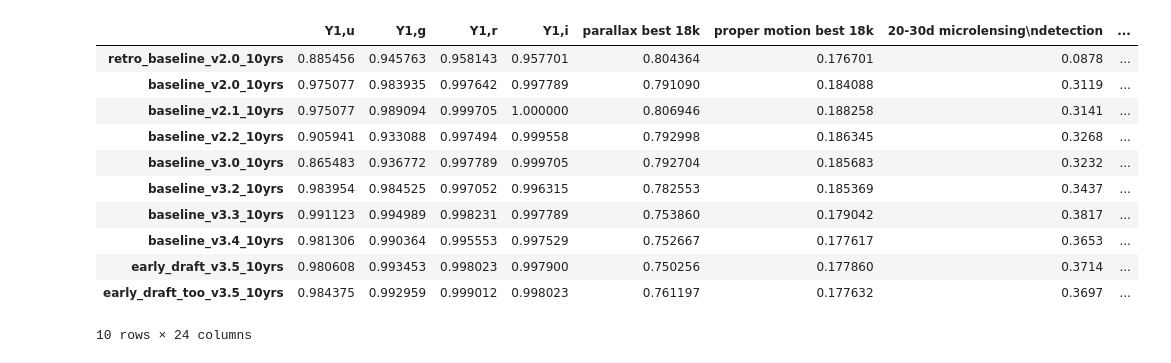
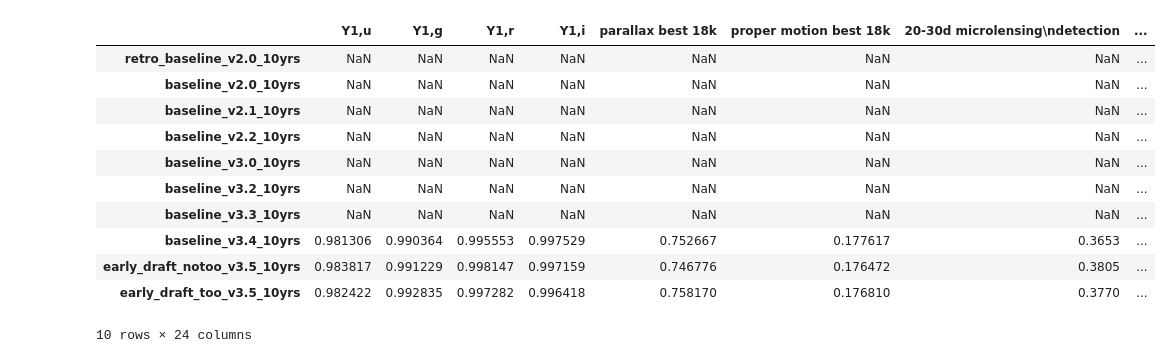
Before and after one commit to lsst-sims/sims_featureScheduler_runs3.5, a Jupyter notebook: maf/quick_look.ipynb, the cells around one changed output. Drawn from its saved outputs; the diff is of its cells as text; code cells hidden in the pictures.

```diff
--- a/maf/quick_look.ipynb
+++ b/maf/quick_look.ipynb
@@ -240,25 +232,25 @@ data
 # %%
 times = ['retro_baseline_v2.0_10yrs', 'baseline_v2.0_10yrs', 'baseline_v2.1_10yrs', 'baseline_v2.2_10yrs',
         'baseline_v3.0_10yrs',  'baseline_v3.2_10yrs', 'baseline_v3.3_10yrs', 'baseline_v3.4_10yrs',
-         'early_draft_v3.5_10yrs', 'early_draft_too_v3.5_10yrs']
+         'early_draft_notoo_v3.5_10yrs', 'early_draft_too_v3.5_10yrs']
 
 sub_data = data.reindex(labels=times)
 sub_ddf = ddf_data.reindex(labels=times)
 sub_mag = mag_data.reindex(labels=times)
 sub_gaps = gaps_data.reindex(labels=times)
 sub_data
 # %% [output]
 |  | Y1,u | Y1,g | Y1,r | Y1,i | parallax best 18k | proper motion best 18k | 20-30d microlensing\ndetection | ... |
-| retro_baseline_v2.0_10yrs | 0.885456 | 0.945763 | 0.958143 | 0.957701 | 0.804364 | 0.176701 | 0.0878 | ... |
-| baseline_v2.0_10yrs | 0.975077 | 0.983935 | 0.997642 | 0.997789 | 0.791090 | 0.184088 | 0.3119 | ... |
-| baseline_v2.1_10yrs | 0.975077 | 0.989094 | 0.999705 | 1.000000 | 0.806946 | 0.188258 | 0.3141 | ... |
-| baseline_v2.2_10yrs | 0.905941 | 0.933088 | 0.997494 | 0.999558 | 0.792998 | 0.186345 | 0.3268 | ... |
-| baseline_v3.0_10yrs | 0.865483 | 0.936772 | 0.997789 | 0.999705 | 0.792704 | 0.185683 | 0.3232 | ... |
-| baseline_v3.2_10yrs | 0.983954 | 0.984525 | 0.997052 | 0.996315 | 0.782553 | 0.185369 | 0.3437 | ... |
-| baseline_v3.3_10yrs | 0.991123 | 0.994989 | 0.998231 | 0.997789 | 0.753860 | 0.179042 | 0.3817 | ... |
+| retro_baseline_v2.0_10yrs | NaN | NaN | NaN | NaN | NaN | NaN | NaN | ... |
+| baseline_v2.0_10yrs | NaN | NaN | NaN | NaN | NaN | NaN | NaN | ... |
+| baseline_v2.1_10yrs | NaN | NaN | NaN | NaN | NaN | NaN | NaN | ... |
+| baseline_v2.2_10yrs | NaN | NaN | NaN | NaN | NaN | NaN | NaN | ... |
+| baseline_v3.0_10yrs | NaN | NaN | NaN | NaN | NaN | NaN | NaN | ... |
+| baseline_v3.2_10yrs | NaN | NaN | NaN | NaN | NaN | NaN | NaN | ... |
+| baseline_v3.3_10yrs | NaN | NaN | NaN | NaN | NaN | NaN | NaN | ... |
 | baseline_v3.4_10yrs | 0.981306 | 0.990364 | 0.995553 | 0.997529 | 0.752667 | 0.177617 | 0.3653 | ... |
-| early_draft_v3.5_10yrs | 0.980608 | 0.993453 | 0.998023 | 0.997900 | 0.750256 | 0.177860 | 0.3714 | ... |
-| early_draft_too_v3.5_10yrs | 0.984375 | 0.992959 | 0.999012 | 0.998023 | 0.761197 | 0.177632 | 0.3697 | ... |
+| early_draft_notoo_v3.5_10yrs | 0.983817 | 0.991229 | 0.998147 | 0.997159 | 0.746776 | 0.176472 | 0.3805 | ... |
+| early_draft_too_v3.5_10yrs | 0.982422 | 0.992835 | 0.997282 | 0.996418 | 0.758170 | 0.176810 | 0.3770 | ... |
 10 rows × 24 columns
 # %%
 # Rough error bars from weather simulations
```
Also changed, not shown: parts of 6 cells of this notebook, 5 other files.
